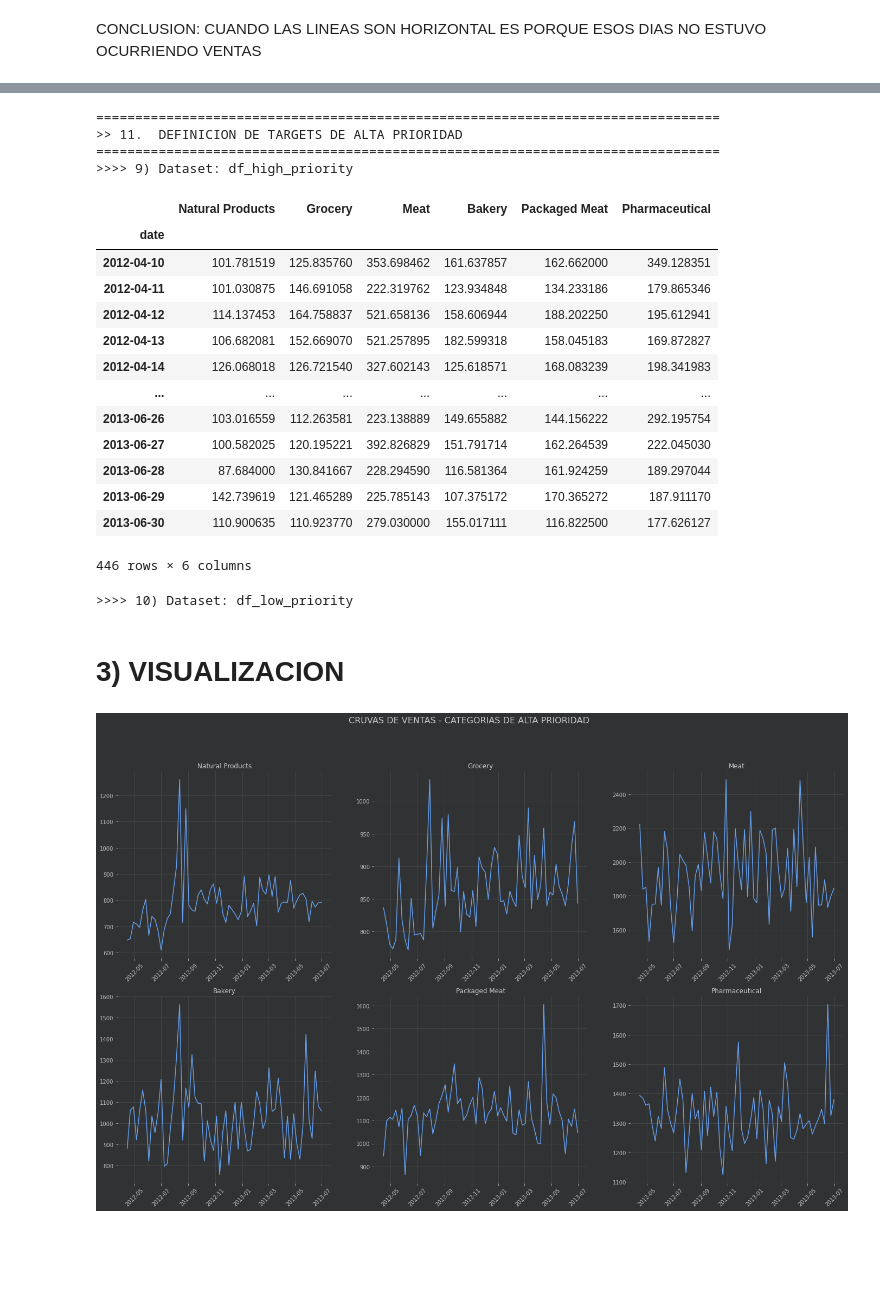
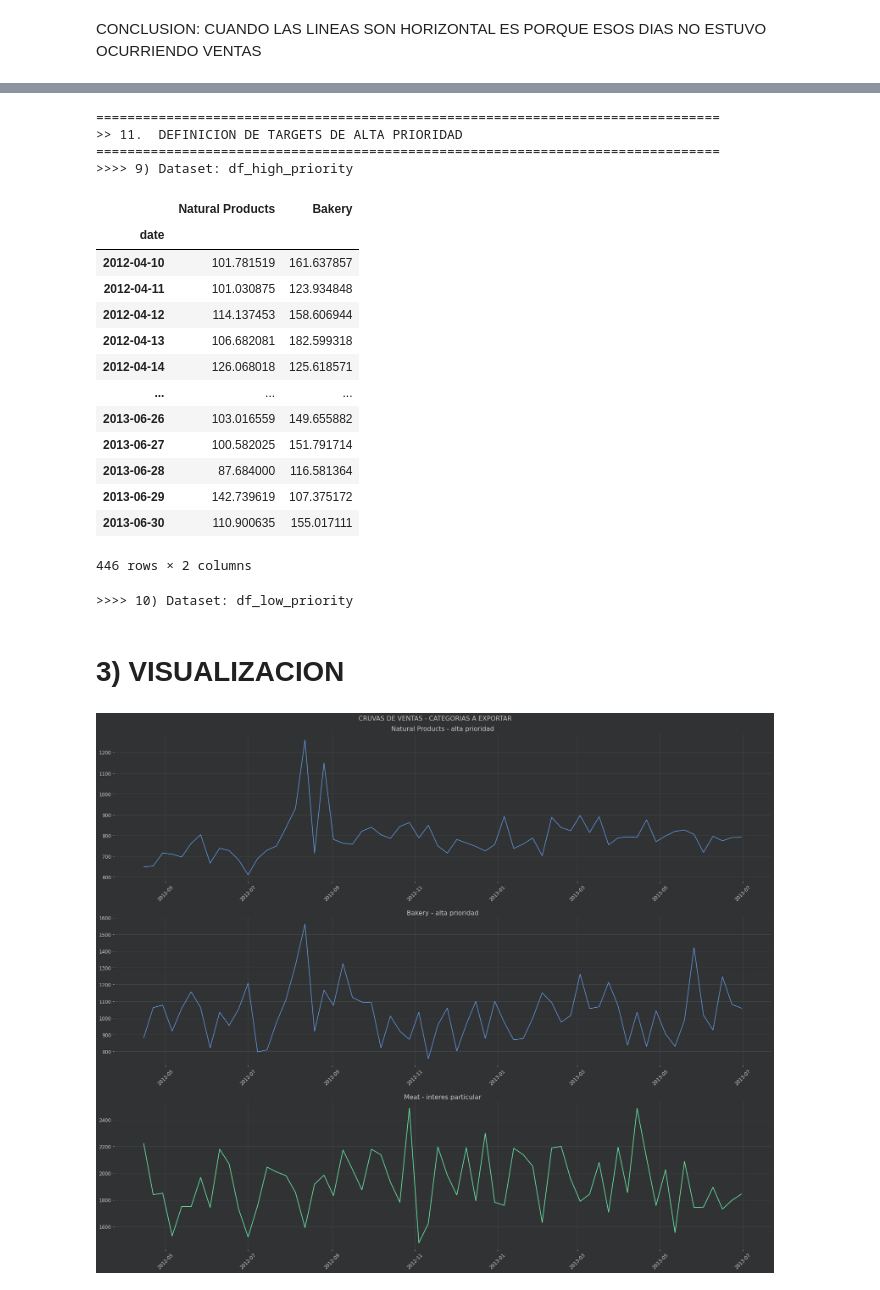
Before and after one commit to AgustinSt1990/tp_final, a Jupyter notebook: TP_FINAL_Data_Science.ipynb, the cells around one changed output, grey strips where cells are left out. Cells and saved outputs as stored; diff of their text form; code cells hidden in the pictures; blank space fills up the shorter version.

```diff
--- a/TP_FINAL_Data_Science.ipynb
+++ b/TP_FINAL_Data_Science.ipynb
@@ -109,10 +64,10 @@ def x_2():
 # %%
 def titulo(titulo):
-    x = x_1()
+    x = x_en('prt_DS_1')
     return ('='*80+'\n>> {}.\t'+titulo+ '\n'+'='*80).format(x)
 
 def subtitulo(subtitulo):
-    x = x_2()
+    x = x_en('prt_DS_2')
     return ('>>>> {}) '+subtitulo+ '\n').format(x)
 # %%
 def statistic_tables_1(data):
@@ -381,13 +346,11 @@ Dicto_1['dummy_cat_time_norm'].cumsum().iloc[-1,:].sort_values(ascending=False).
 # %%
 # requisito 1:
-req_1_label = Dicto_1['dummy_cat_time_norm'].cumsum().iloc[-1,:].sort_values(ascending=False).loc[:'Prepared Food'].index
-
+req_1_label = clients_cat_pct.loc[:'Bakery'].index
 # requisito 2:
-req_2_label = clients_cat_pct.loc[:'Bakery'].index
+req_2_label = Dicto_1['dummy_cat_time_norm'].cumsum().iloc[-1,:].sort_values(ascending=False).loc[:'Prepared Food'].index
 
 # mixing up
 high_priority_columns = req_1_label[req_1_label.isin(req_2_label)]
-
 
 print (titulo('DEFINICION DE TARGETS DE ALTA PRIORIDAD'))
 # dataset high priority
@@ -401,40 +364,41 @@ df_low_priority = df.drop(columns=df_high_priority.columns)
 >> 11.  DEFINICION DE TARGETS DE ALTA PRIORIDAD
 ================================================================================
 >>>> 9) Dataset: df_high_priority
-|  | Natural Products | Grocery | Meat | Bakery | Packaged Meat | Pharmaceutical |
-| date |  |  |  |  |  |  |
-| 2012-04-10 | 101.781519 | 125.835760 | 353.698462 | 161.637857 | 162.662000 | 349.128351 |
-| 2012-04-11 | 101.030875 | 146.691058 | 222.319762 | 123.934848 | 134.233186 | 179.865346 |
-| 2012-04-12 | 114.137453 | 164.758837 | 521.658136 | 158.606944 | 188.202250 | 195.612941 |
-| 2012-04-13 | 106.682081 | 152.669070 | 521.257895 | 182.599318 | 158.045183 | 169.872827 |
-| 2012-04-14 | 126.068018 | 126.721540 | 327.602143 | 125.618571 | 168.083239 | 198.341983 |
-| ... | ... | ... | ... | ... | ... | ... |
-| 2013-06-26 | 103.016559 | 112.263581 | 223.138889 | 149.655882 | 144.156222 | 292.195754 |
-| 2013-06-27 | 100.582025 | 120.195221 | 392.826829 | 151.791714 | 162.264539 | 222.045030 |
-| 2013-06-28 | 87.684000 | 130.841667 | 228.294590 | 116.581364 | 161.924259 | 189.297044 |
-| 2013-06-29 | 142.739619 | 121.465289 | 225.785143 | 107.375172 | 170.365272 | 187.911170 |
-| 2013-06-30 | 110.900635 | 110.923770 | 279.030000 | 155.017111 | 116.822500 | 177.626127 |
+|  | Natural Products | Bakery |
+| date |  |  |
+| 2012-04-10 | 101.781519 | 161.637857 |
+| 2012-04-11 | 101.030875 | 123.934848 |
+| 2012-04-12 | 114.137453 | 158.606944 |
+| 2012-04-13 | 106.682081 | 182.599318 |
+| 2012-04-14 | 126.068018 | 125.618571 |
+| ... | ... | ... |
+| 2013-06-26 | 103.016559 | 149.655882 |
+| 2013-06-27 | 100.582025 | 151.791714 |
+| 2013-06-28 | 87.684000 | 116.581364 |
+| 2013-06-29 | 142.739619 | 107.375172 |
+| 2013-06-30 | 110.900635 | 155.017111 |
-446 rows × 6 columns
+446 rows × 2 columns
 >>>> 10) Dataset: df_low_priority
 # %% [markdown]
 # 3) VISUALIZACION
 # %%
 df_high_priority_W = df_high_priority.resample('W').sum()
 
-fig, ax = plt.subplots(nrows=2, ncols=3, figsize=(24,14))
+fig, ax = plt.subplots(nrows=3, figsize=(24,20))
 
-fig.suptitle('CRUVAS DE VENTAS - CATEGORIAS DE ALTA PRIORIDAD', size=16)
+fig.suptitle('CRUVAS DE VENTAS - CATEGORIAS A EXPORTAR', size=16)
 
 for j, elemento in enumerate(list(df_high_priority_W.columns)):
 
-    if j < len(list(df_high_priority_W.columns)) /2:
-        ax[0][j].tick_params('x', labelrotation=45)
-        ax[0][j].set(title=elemento)
-        ax[0][j].plot(df_high_priority_W[elemento])
+    ax[j].tick_params('x', labelrotation=45)
+    ax[j].set_title(elemento+ ' - alta prioridad', fontsize=16)
+    ax[j].plot(df_high_priority_W[elemento])
 
-    else:
-        ax[1][j-3].tick_params('x', labelrotation=45)
-        ax[1][j-3].set(title=elemento)
-        ax[1][j-3].plot(df_high_priority_W[elemento])
+    ax[2].tick_params('x', labelrotation=45)
+    ax[2].set_title('Meat - interes particular', fontsize=16)
+    ax[2].plot(df['Meat'].resample('W').sum())
+
+fig. tight_layout()
+fig. tight_layout(pad=2.0)
 # %% [output]
-[figure, old version]
+[figure, new version]
```
Also changed, not shown: parts of 13 cells of this notebook, 3 other files.
